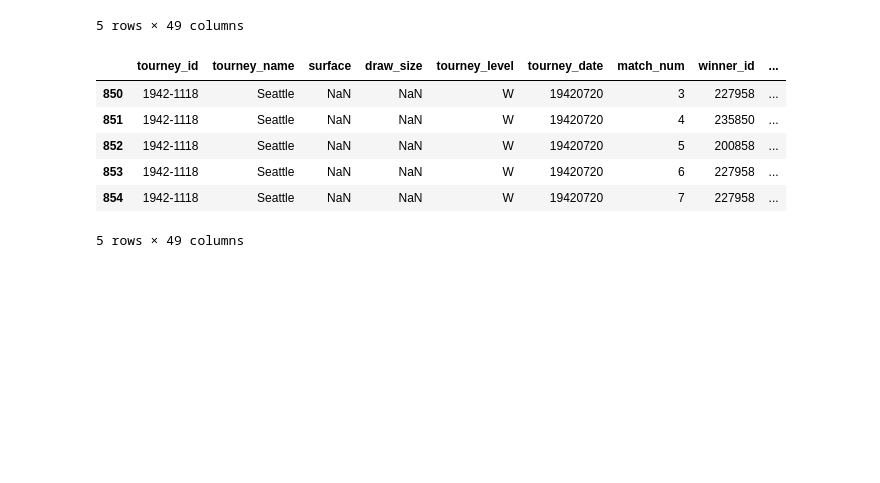
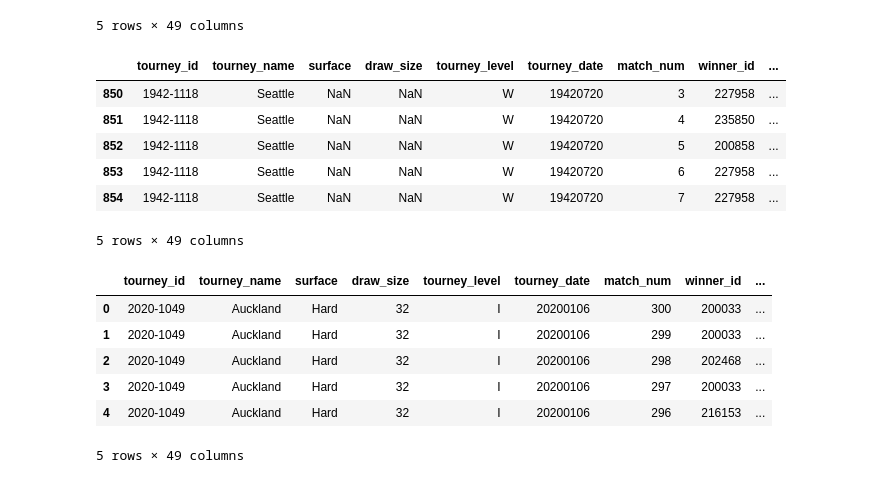
Before and after one commit to DSEI21000-S21/project-tennis-ml, a Jupyter notebook: predicting_WTA_results.ipynb, the cells around one changed output. Drawn from its saved outputs; the diff is of its cells as text; code cells hidden in the pictures; blank space fills up the shorter version.

```diff
--- a/predicting_WTA_results.ipynb
+++ b/predicting_WTA_results.ipynb
@@ -74,3 +74,14 @@ result =result.append(df12)
 result.head()
 # %%
 result.info()
+# %%
+df20 = pd.read_csv("https://raw.githubusercontent.com/JeffSackmann/tennis_wta/master/wta_matches_2020.csv")
+df20.head()
+# %% [output]
+|  | tourney_id | tourney_name | surface | draw_size | tourney_level | tourney_date | match_num | winner_id | ... |
+| 0 | 2020-1049 | Auckland | Hard | 32 | I | 20200106 | 300 | 200033 | ... |
+| 1 | 2020-1049 | Auckland | Hard | 32 | I | 20200106 | 299 | 200033 | ... |
+| 2 | 2020-1049 | Auckland | Hard | 32 | I | 20200106 | 298 | 202468 | ... |
+| 3 | 2020-1049 | Auckland | Hard | 32 | I | 20200106 | 297 | 200033 | ... |
+| 4 | 2020-1049 | Auckland | Hard | 32 | I | 20200106 | 296 | 216153 | ... |
+5 rows × 49 columns
```
Also changed, not shown: parts of 5 cells of this notebook.
